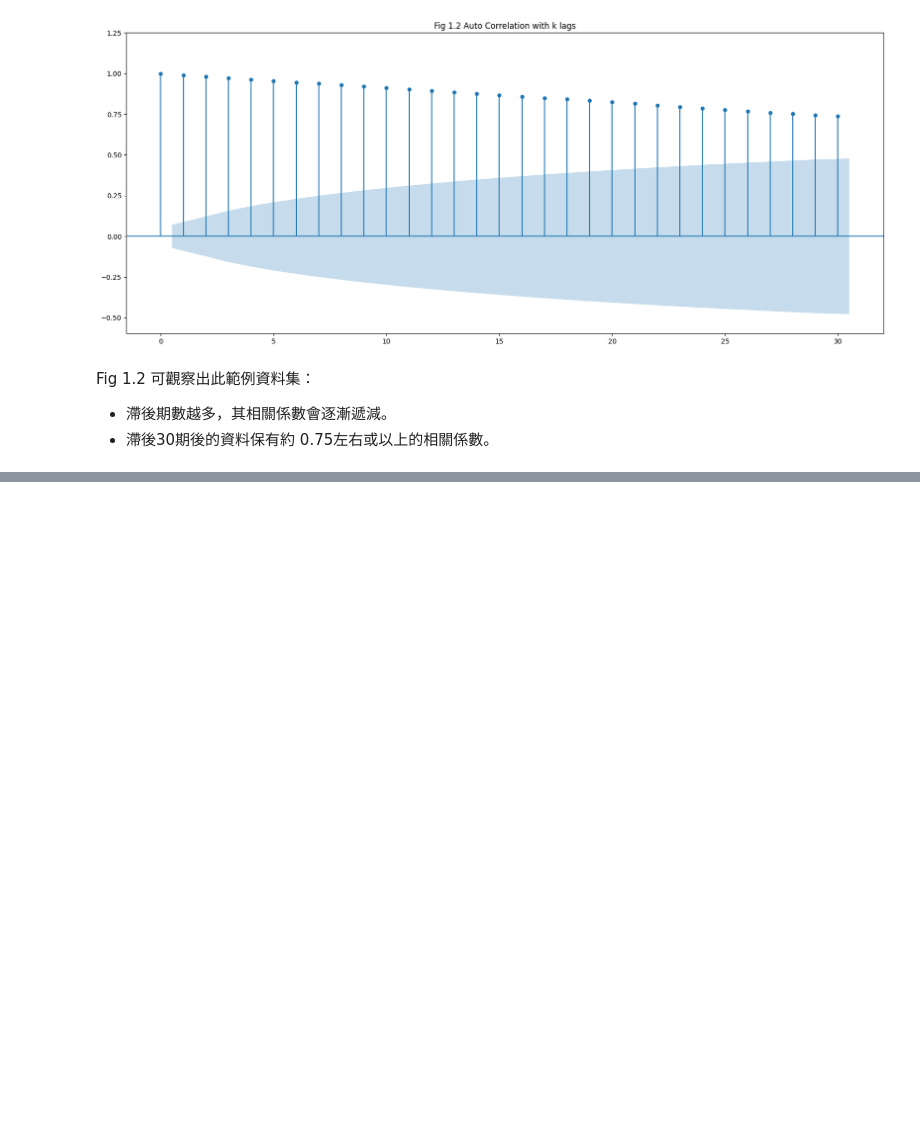
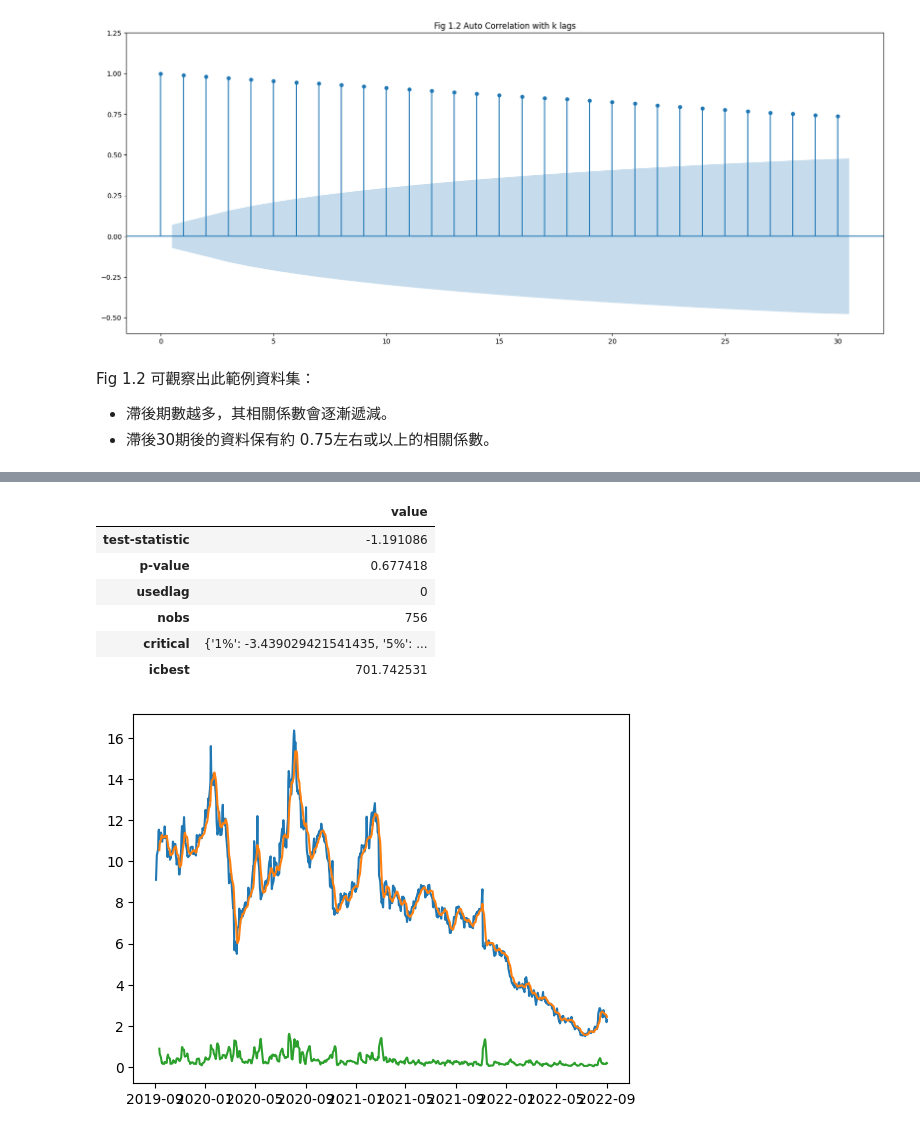
Before and after one commit to kenyo3023/TimeSeriesLearn, a Jupyter notebook: learn/05-property-study/notebook.ipynb, the cells around one changed output, grey strips where cells are left out. Cells and saved outputs as stored; diff of their text form; code cells hidden in the pictures; blank space fills up the shorter version.

```diff
--- a/learn/05-property-study/notebook.ipynb
+++ b/learn/05-property-study/notebook.ipynb
@@ -114,0 +122,29 @@ Fig 1.2 可觀察出此範例資料集：
+# %%
+def process_and_plot(X):
+    rolmean = X.rolling(window=7).mean()
+    rolstd = X.rolling(window=7).std()
+    plt.plot(data['date'], X)
+    plt.plot(data['date'], rolmean)
+    plt.plot(data['date'], rolstd)
+
+def ADFtest(X):
+    result = adfuller(X, autolag='AIC')
+
+    report = pd.DataFrame(result, columns=['value'])
+    report.index = ['test-statistic', 'p-value', 'usedlag', 'nobs', 'critical', 'icbest']
+    return report
+# %%
+# 對原始資料做平穩性檢定
+X = data['price']
+process_and_plot(X)
+report = ADFtest(X)
+report
+# %% [output]
+|  | value |
+| test-statistic | -1.191086 |
+| p-value | 0.677418 |
+| usedlag | 0 |
+| nobs | 756 |
+| critical | {'1%': -3.439029421541435, '5%': ... |
+| icbest | 701.742531 |
+[figure, added]
```
Also changed, not shown: parts of 3 cells of this notebook, 7 other files.
